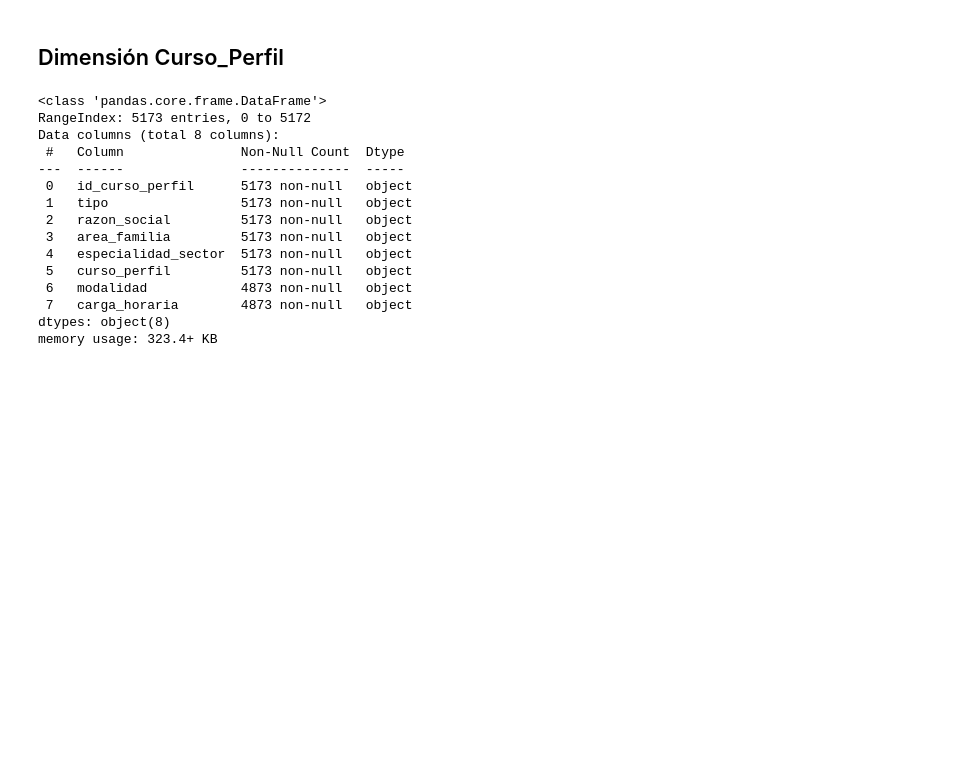
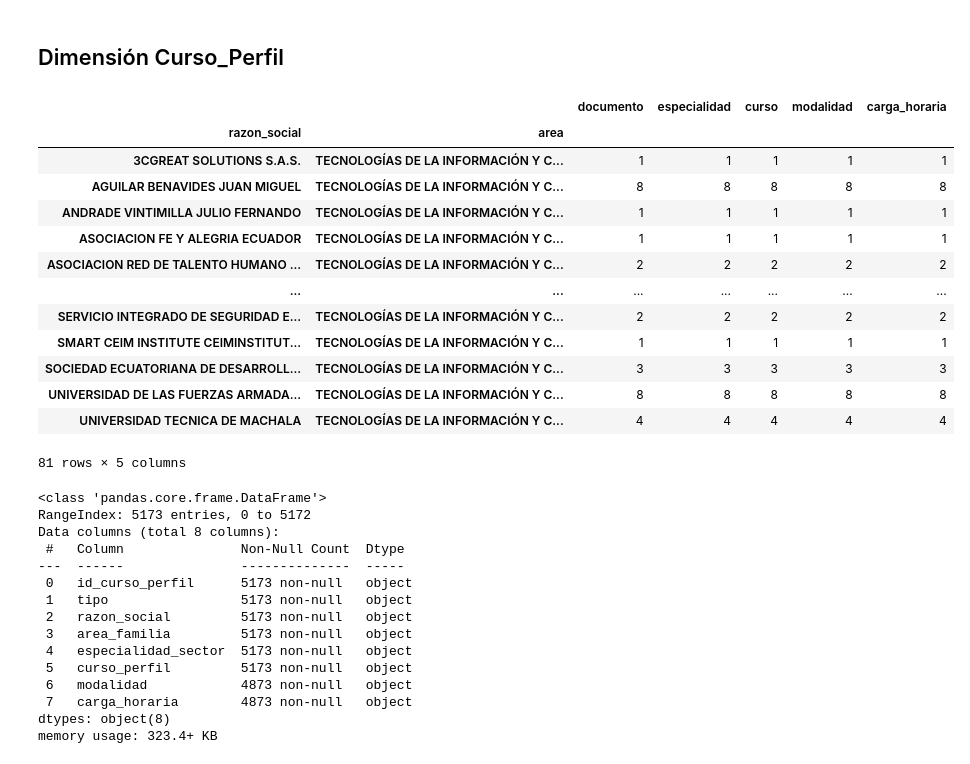
Before and after one commit to Herziox/Data-Mining-System-SETEC, a Jupyter notebook: 3_data_preprocesing_module/ETL_Datawarehouse.ipynb, the cells around one changed output. Drawn from its saved outputs; the diff is of its cells as text; code cells hidden in the pictures; blank space fills up the shorter version.

Commit message:
Semana 3 | dia 2 | Desarrollo de datamart CI

```diff
--- a/3_data_preprocesing_module/ETL_Datawarehouse.ipynb
+++ b/3_data_preprocesing_module/ETL_Datawarehouse.ipynb
@@ -147,6 +147,24 @@ memory usage: 29.3+ KB
 df_razon_social_oc.to_csv(os.path.join(path_datawarehouse,path_datamart_oc,'dim_razon_social_oc.csv'),index=False)
 # %% [markdown]
 ## Dimensión Curso_Perfil
+# %%
+df_oc_cc = pd.read_csv(os.path.join(path,'oc_cc.csv'))
+df_test = df_oc_cc[df_oc_cc['area'].str.contains('TECNOLOGÍAS DE LA INFORMACIÓN Y COMUNICACIÓN')]
+# %% [output]
+|  |  | documento | especialidad | curso | modalidad | carga_horaria |
+| razon_social | area |  |  |  |  |  |
+| 3CGREAT SOLUTIONS S.A.S. | TECNOLOGÍAS DE LA INFORMACIÓN Y C... | 1 | 1 | 1 | 1 | 1 |
+| AGUILAR BENAVIDES JUAN MIGUEL | TECNOLOGÍAS DE LA INFORMACIÓN Y C... | 8 | 8 | 8 | 8 | 8 |
+| ANDRADE VINTIMILLA JULIO FERNANDO | TECNOLOGÍAS DE LA INFORMACIÓN Y C... | 1 | 1 | 1 | 1 | 1 |
+| ASOCIACION FE Y ALEGRIA ECUADOR | TECNOLOGÍAS DE LA INFORMACIÓN Y C... | 1 | 1 | 1 | 1 | 1 |
+| ASOCIACION RED DE TALENTO HUMANO ... | TECNOLOGÍAS DE LA INFORMACIÓN Y C... | 2 | 2 | 2 | 2 | 2 |
+| ... | ... | ... | ... | ... | ... | ... |
+| SERVICIO INTEGRADO DE SEGURIDAD E... | TECNOLOGÍAS DE LA INFORMACIÓN Y C... | 2 | 2 | 2 | 2 | 2 |
+| SMART CEIM INSTITUTE CEIMINSTITUT... | TECNOLOGÍAS DE LA INFORMACIÓN Y C... | 1 | 1 | 1 | 1 | 1 |
+| SOCIEDAD ECUATORIANA DE DESARROLL... | TECNOLOGÍAS DE LA INFORMACIÓN Y C... | 3 | 3 | 3 | 3 | 3 |
+| UNIVERSIDAD DE LAS FUERZAS ARMADA... | TECNOLOGÍAS DE LA INFORMACIÓN Y C... | 8 | 8 | 8 | 8 | 8 |
+| UNIVERSIDAD TECNICA DE MACHALA | TECNOLOGÍAS DE LA INFORMACIÓN Y C... | 4 | 4 | 4 | 4 | 4 |
+81 rows × 5 columns
 # %%
 df_oc_cl = pd.read_csv(os.path.join(path,'oc_dl_familia_sector_perfil.csv'))
 df_oc_cl_2 = pd.read_csv(os.path.join(path,'oc_cl.csv'))
```
Also changed, not shown: parts of 1 cell of this notebook, 1 other file.
